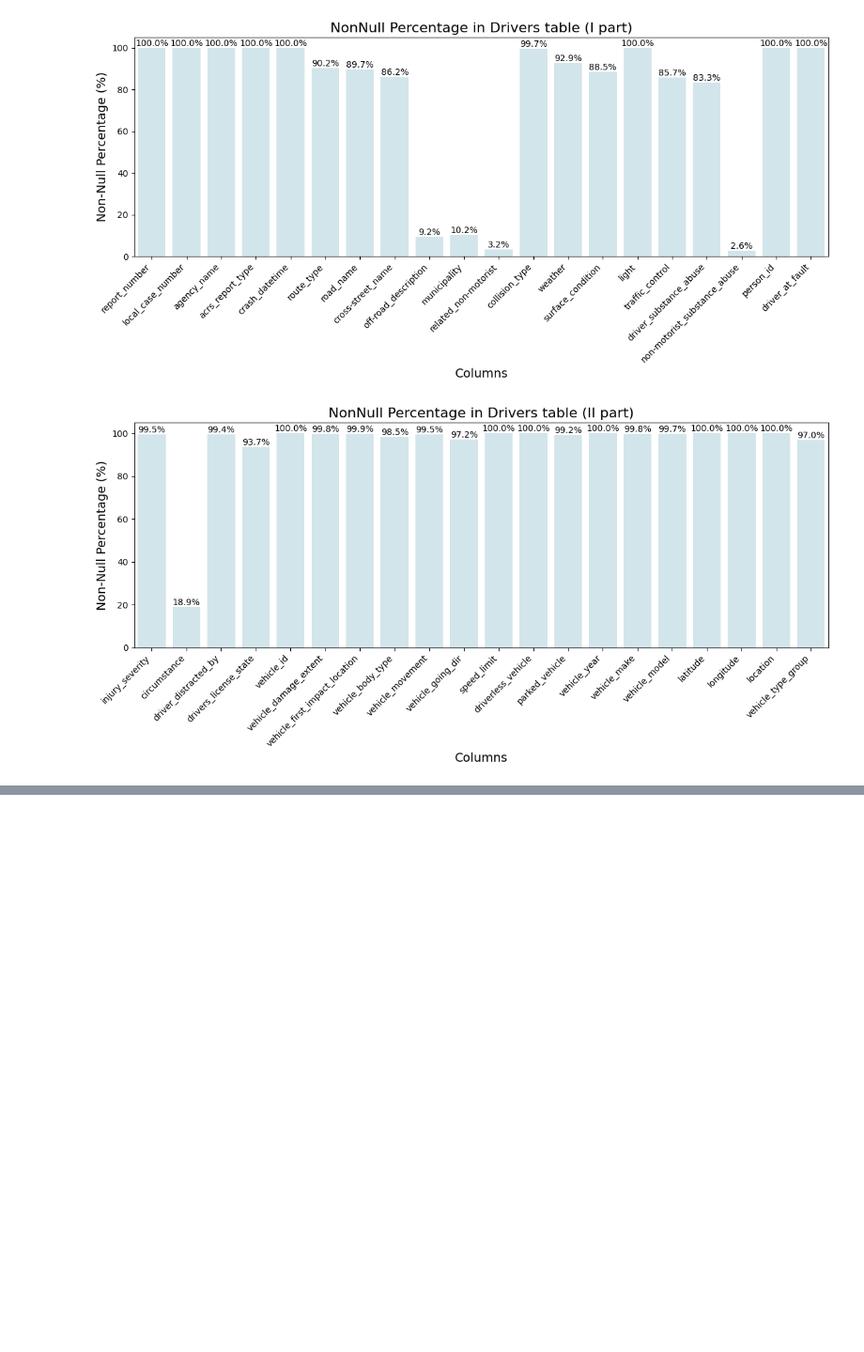
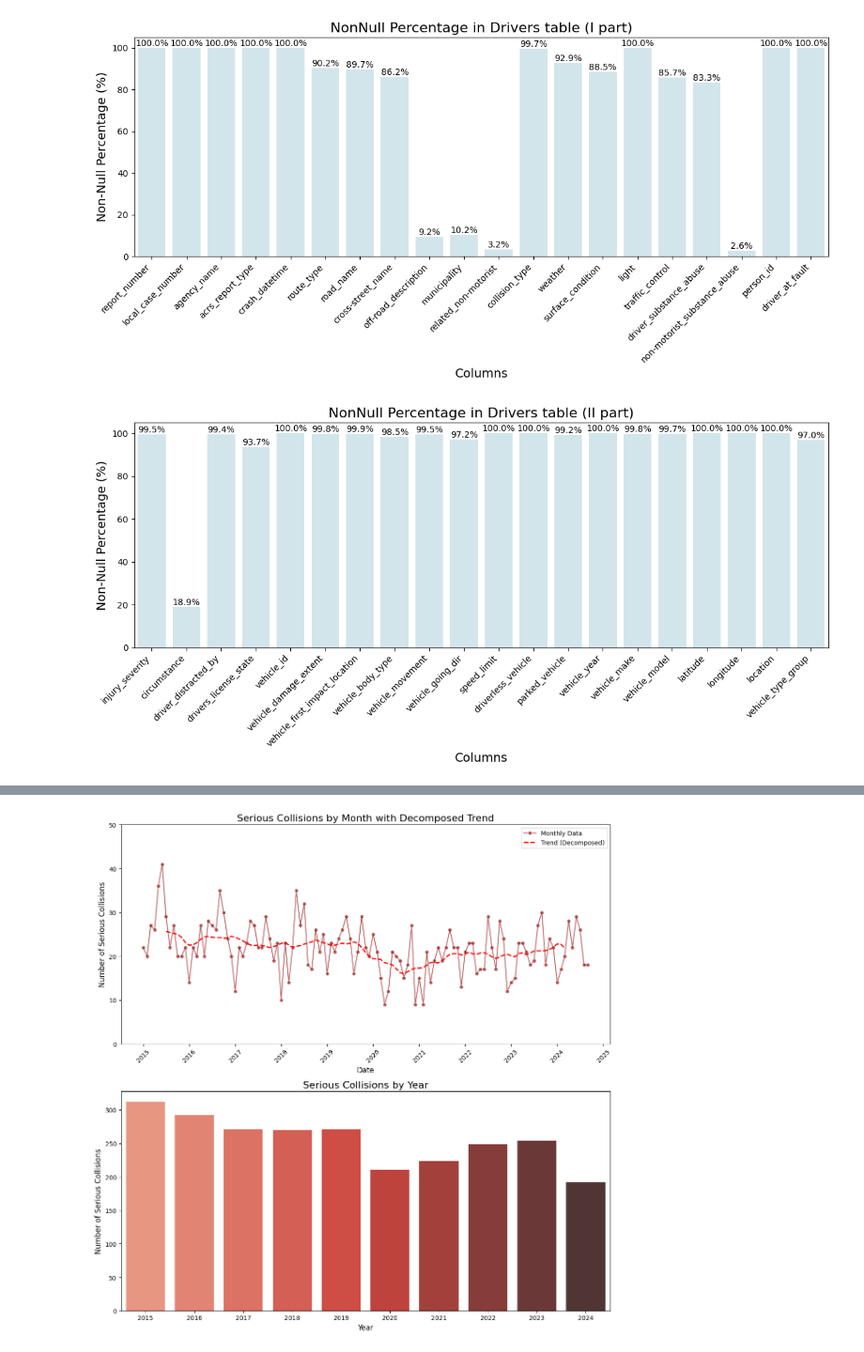
Before and after one commit to stanislavlia/collisions_analysis_dtsa5506, a Jupyter notebook: analysis.ipynb, the cells around one changed output, grey strips where cells are left out. Shown at 94% size. Drawn from its saved outputs; the diff is of its cells as text; code cells hidden in the pictures; blank space fills up the shorter version.

```diff
--- a/analysis.ipynb
+++ b/analysis.ipynb
@@ -222,0 +377,85 @@ plt.show()
+# %%
+serious_collision_grouped_by_month = conn.sql("""
+    SELECT
+        strftime(CAST(I.crash_datetime AS TIMESTAMP), '%Y') AS year,
+        strftime(CAST(I.crash_datetime AS TIMESTAMP), '%m') AS month,
+        COUNT(*) AS number_of_collisions
+    FROM incidents I
+    LEFT JOIN drivers D ON I.report_number = D.report_number
+    LEFT JOIN non_motorist NM ON I.report_number = NM.report_number
+    WHERE CAST(I.crash_datetime AS TIMESTAMP) <= TIMESTAMP '2024-10-01'
+    AND (
+        D.injury_severity IN ('FATAL INJURY', 'SUSPECTED SERIOUS INJURY')
+        OR NM.injury_severity IN ('FATAL INJURY', 'SUSPECTED SERIOUS INJURY')
+    )
+    GROUP BY year, month
+    ORDER BY year, month;
+""").fetchdf()
+# %%
+serious_collision_grouped_by_month['date'] = pd.to_datetime(
+    serious_collision_grouped_by_month['year'].astype(str) + '-' + serious_collision_grouped_by_month['month']
+)
+
+# Ensure the data is time-indexed for decomposition
+serious_collision_grouped_by_month.set_index('date', inplace=True)
+
+# Perform decomposition (assumes monthly data with a period of 12)
+decomposition = seasonal_decompose(serious_collision_grouped_by_month['number_of_collisions'], model='additive', period=12)
+
+# Extract the trend component
+trend = decomposition.trend
+
+# Reset index for compatibility with seaborn
+serious_collision_grouped_by_month.reset_index(inplace=True)
+
+# Aggregate serious collisions by year
+serious_collision_grouped_by_year = (
+    serious_collision_grouped_by_month.groupby('year', as_index=False)['number_of_collisions'].sum()
+)
+
+# Create the figure and axes for two stacked plots
+fig, axes = plt.subplots(2, 1, figsize=(12, 12), sharex=False)
+
+# Top plot: Monthly data with trend from decomposition
+sns.lineplot(
+    data=serious_collision_grouped_by_month,
+    x='date',
+    y='number_of_collisions',
+    marker='o',
+    ax=axes[0],
+    label='Monthly Data',
+    color="darkred",
+    alpha=0.6
+)
+axes[0].plot(
+    serious_collision_grouped_by_month['date'],
+    trend,
+    color='red',
+    label='Trend (Decomposed)',
+    linestyle='--',
+    linewidth=2
+)
+axes[0].set_title('Serious Collisions by Month with Decomposed Trend', fontsize=16)
+axes[0].set_xlabel('Date', fontsize=12)
+axes[0].set_ylabel('Number of Serious Collisions', fontsize=12)
+axes[0].tick_params(axis='x', rotation=45)
+axes[0].set_ylim(0, 50)
+axes[0].legend()
+
+# Bottom plot: Serious collisions by year
+sns.barplot(
+    data=serious_collision_grouped_by_year,
+    x='year',
+    y='number_of_collisions',
+    palette='Reds_d',
+    ax=axes[1]
+)
+axes[1].set_title('Serious Collisions by Year', fontsize=16)
+axes[1].set_xlabel('Year', fontsize=12)
+axes[1].set_ylabel('Number of Serious Collisions', fontsize=12)
+
+# Adjust layout
+plt.tight_layout()
+plt.show()
+# %% [output]
+[figure, added]
```
Also changed, not shown: parts of 11 cells of this notebook.
